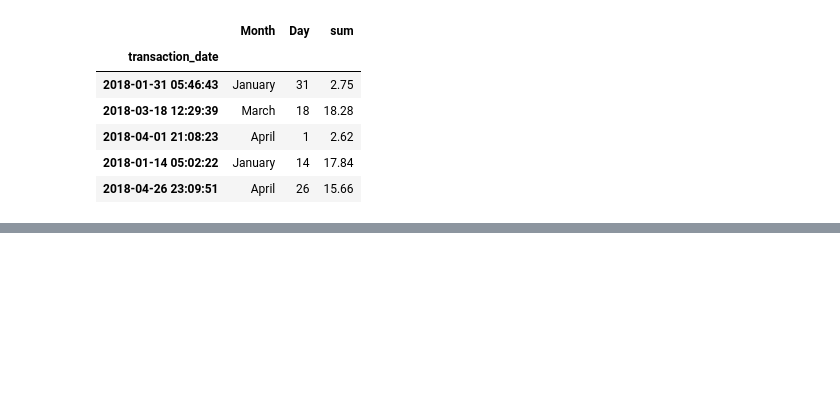
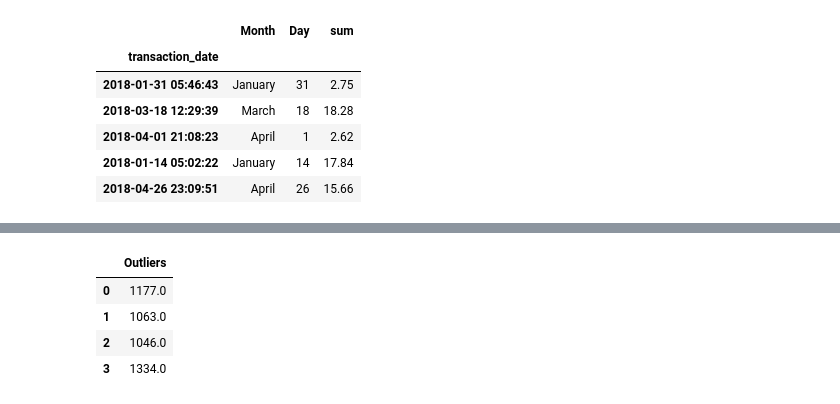
Before and after one commit to DDEEEVV/Looking_for_Suspicious_Transactions_HomeWork, a Jupyter notebook: Starter_Files/visual_data_analysis.ipynb, the cells around one changed output, grey strips where cells are left out. Cells and saved outputs as stored; diff of their text form; code cells hidden in the pictures; blank space fills up the shorter version.

```diff
--- a/Starter_Files/visual_data_analysis.ipynb
+++ b/Starter_Files/visual_data_analysis.ipynb
@@ -160,3 +187,13 @@ month_to_month[["Month","Day","sum"]].head()
+# %%
+outliers_id25 = pd.DataFrame(fraudulent_transactions)
+outliers_id25.columns=["Outliers"]
+outliers_id25
+# %% [output]
+|  | Outliers |
+| 0 | 1177.0 |
+| 1 | 1063.0 |
+| 2 | 1046.0 |
+| 3 | 1334.0 |
 # %%
 # Plotting data on a scatterplot using HvPlot
 month_to_month[["sum", "Month","Day"]].drop(columns=["Day"]).hvplot.scatter(color = "sum", size = "sum")
```
Also changed, not shown: parts of 5 cells of this notebook, 8 other files.
